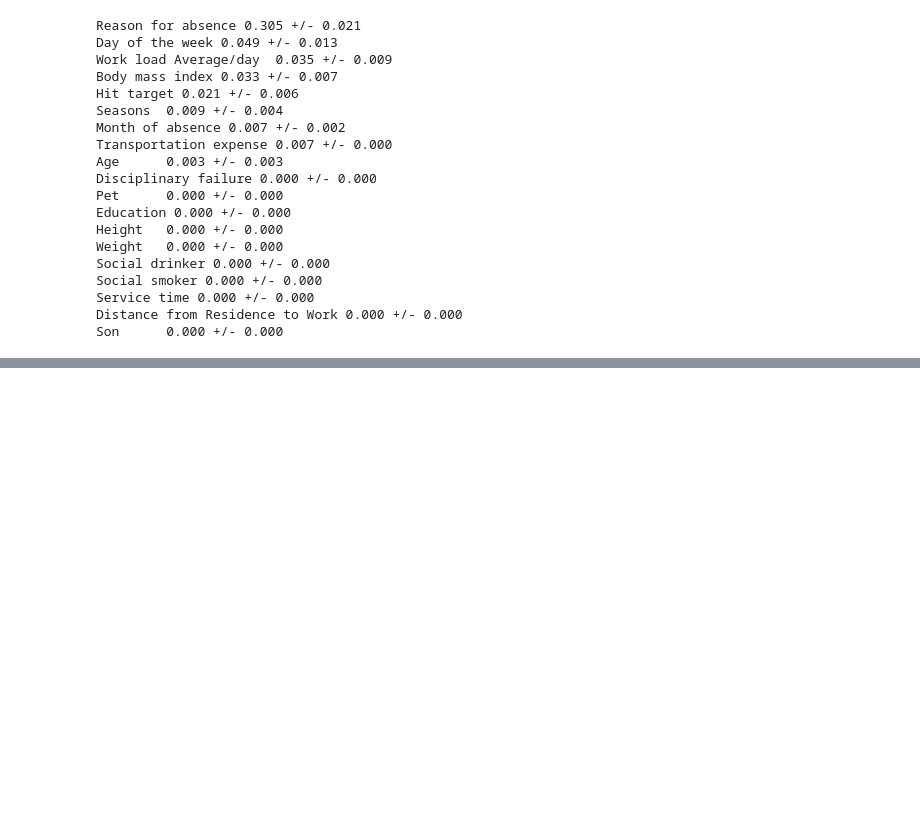
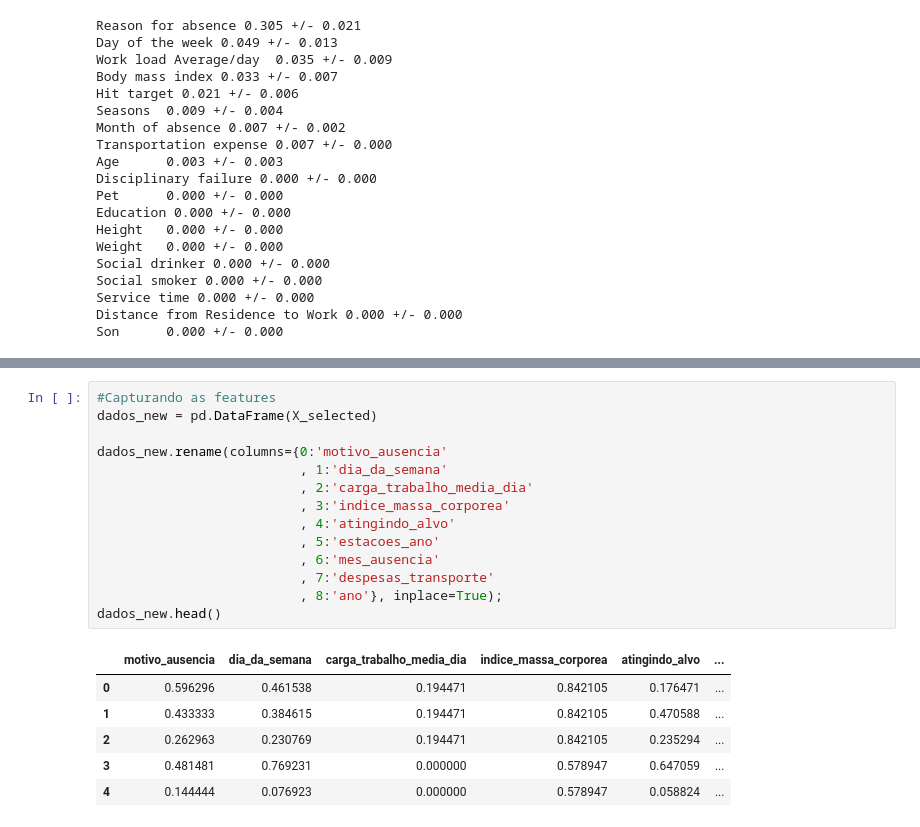
Before and after one commit to andersonnq02/Projeto_ModeloDescritivo, a Jupyter notebook: Projeto.ipynb, the cells around one changed output, grey strips where cells are left out. Cells and saved outputs as stored; diff of their text form; blank space fills up the shorter version.

```diff
--- a/Projeto.ipynb
+++ b/Projeto.ipynb
@@ -634,0 +268,21 @@ dados_group_01.describe()
+# %%
+#Capturando as features
+dados_new = pd.DataFrame(X_selected)
+
+dados_new.rename(columns={0:'motivo_ausencia'
+                          , 1:'dia_da_semana'
+                          , 2:'carga_trabalho_media_dia'
+                          , 3:'indice_massa_corporea'
+                          , 4:'atingindo_alvo'
+                          , 5:'estacoes_ano'
+                          , 6:'mes_ausencia'
+                          , 7:'despesas_transporte'
+                          , 8:'ano'}, inplace=True);
+dados_new.head()
+# %% [output]
+|  | motivo_ausencia | dia_da_semana | carga_trabalho_media_dia | indice_massa_corporea | atingindo_alvo | ... |
+| 0 | 0.596296 | 0.461538 | 0.194471 | 0.842105 | 0.176471 | ... |
+| 1 | 0.433333 | 0.384615 | 0.194471 | 0.842105 | 0.470588 | ... |
+| 2 | 0.262963 | 0.230769 | 0.194471 | 0.842105 | 0.235294 | ... |
+| 3 | 0.481481 | 0.769231 | 0.000000 | 0.578947 | 0.647059 | ... |
+| 4 | 0.144444 | 0.076923 | 0.000000 | 0.578947 | 0.058824 | ... |
```
Also changed, not shown: parts of 80 cells of this notebook.
